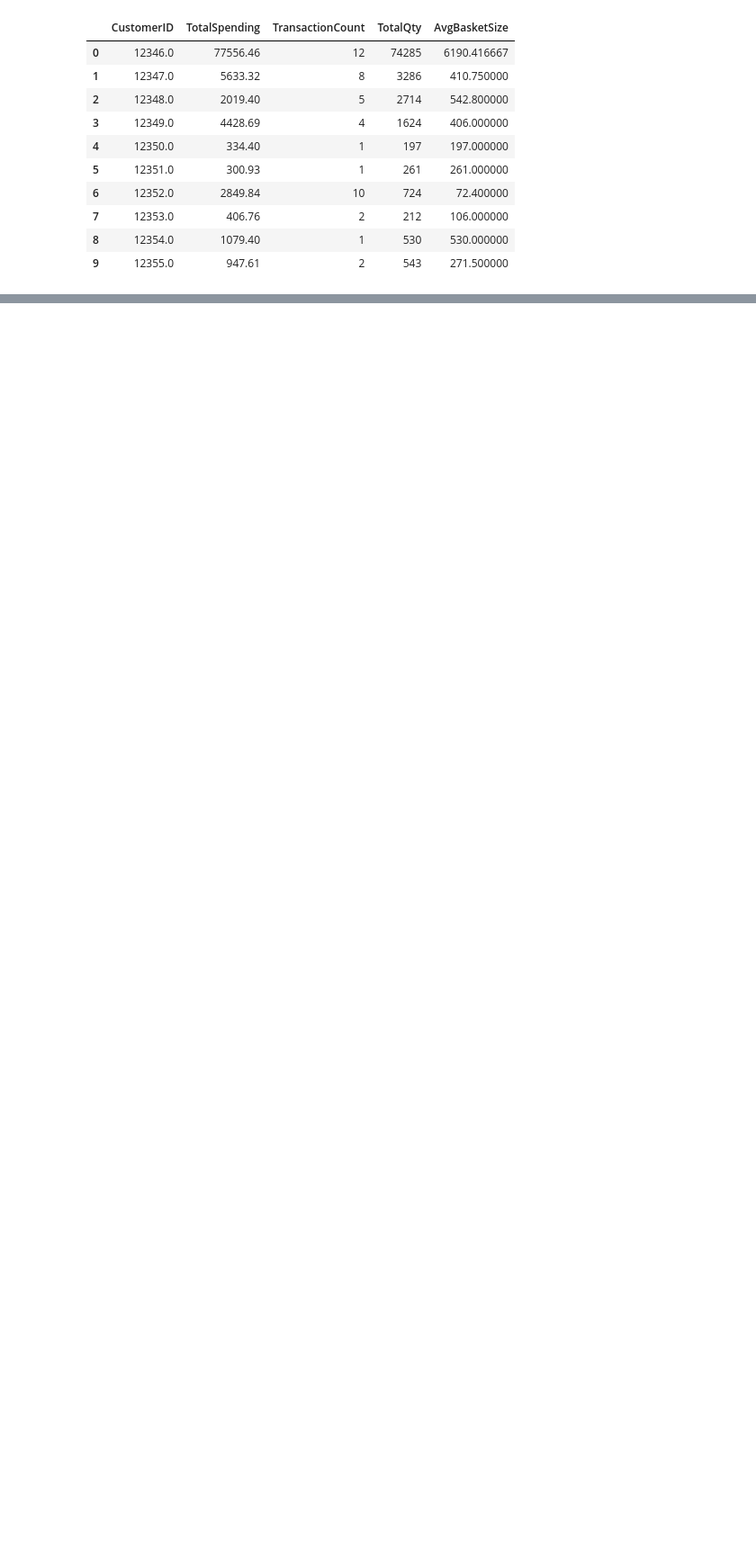
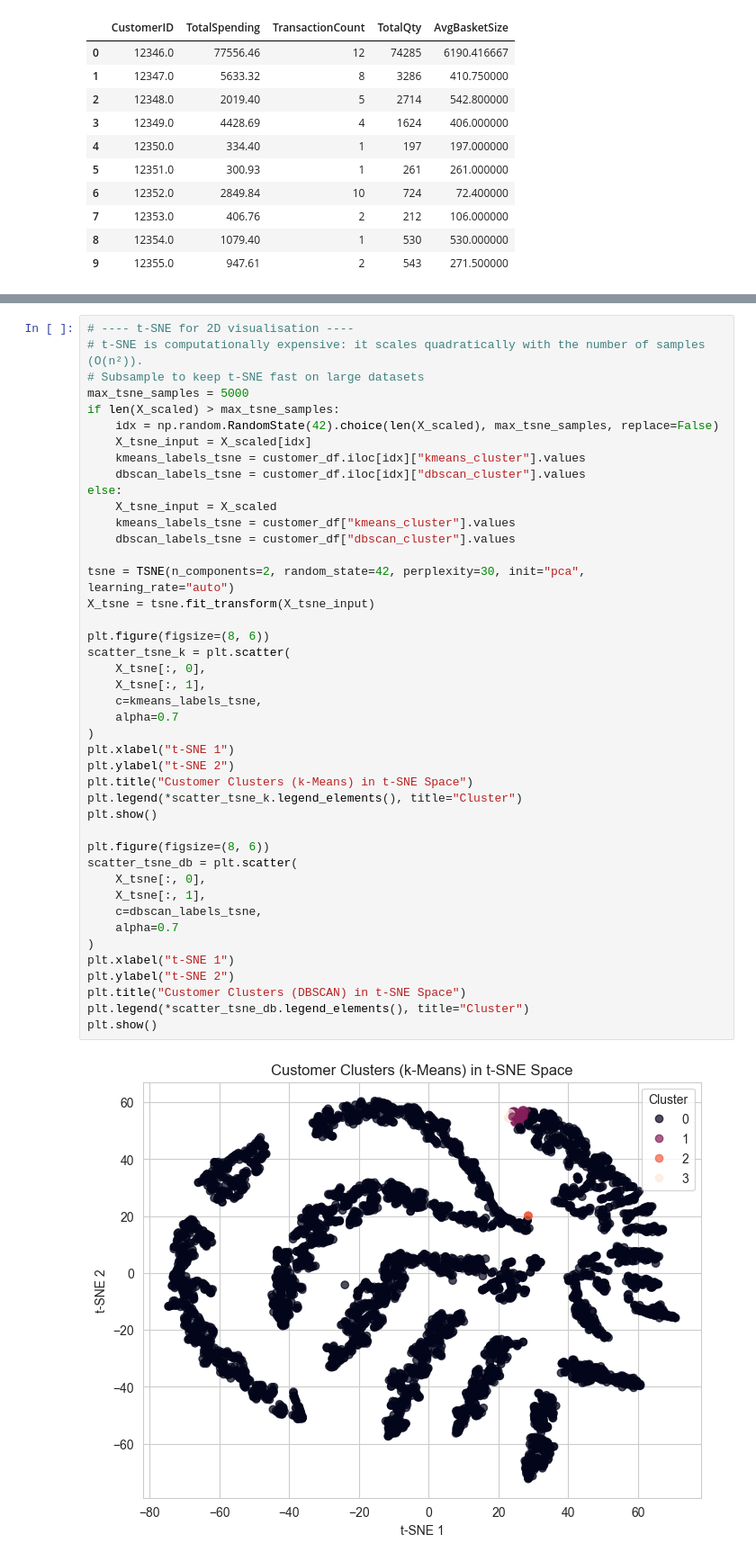
Before and after one commit to Ainedembe-Denis/UCI-Online-Retail-II-Customer-Purchasing-Behavior-Analysis, a Jupyter notebook: Retail-Customer-Analysis.ipynb, the cells around one changed output, grey strips where cells are left out. Shown: that part at 90% size. Drawn from its saved outputs; the diff is of its cells as text; blank space fills up the shorter version.

```diff
--- a/Retail-Customer-Analysis.ipynb
+++ b/Retail-Customer-Analysis.ipynb
@@ -197,0 +270,45 @@ customer_df.head(10)
+# %%
+# ---- t-SNE for 2D visualisation ----
+# t-SNE is computationally expensive: it scales quadratically with the number of samples (O(n²)).
+# Subsample to keep t-SNE fast on large datasets
+max_tsne_samples = 5000
+if len(X_scaled) > max_tsne_samples:
+    idx = np.random.RandomState(42).choice(len(X_scaled), max_tsne_samples, replace=False)
+    X_tsne_input = X_scaled[idx]
+    kmeans_labels_tsne = customer_df.iloc[idx]["kmeans_cluster"].values
+    dbscan_labels_tsne = customer_df.iloc[idx]["dbscan_cluster"].values
+else:
+    X_tsne_input = X_scaled
+    kmeans_labels_tsne = customer_df["kmeans_cluster"].values
+    dbscan_labels_tsne = customer_df["dbscan_cluster"].values
+
+tsne = TSNE(n_components=2, random_state=42, perplexity=30, init="pca", learning_rate="auto")
+X_tsne = tsne.fit_transform(X_tsne_input)
+
+plt.figure(figsize=(8, 6))
+scatter_tsne_k = plt.scatter(
+    X_tsne[:, 0],
+    X_tsne[:, 1],
+    c=kmeans_labels_tsne,
+    alpha=0.7
+)
+plt.xlabel("t-SNE 1")
+plt.ylabel("t-SNE 2")
+plt.title("Customer Clusters (k-Means) in t-SNE Space")
+plt.legend(*scatter_tsne_k.legend_elements(), title="Cluster")
+plt.show()
+
+plt.figure(figsize=(8, 6))
+scatter_tsne_db = plt.scatter(
+    X_tsne[:, 0],
+    X_tsne[:, 1],
+    c=dbscan_labels_tsne,
+    alpha=0.7
+)
+plt.xlabel("t-SNE 1")
+plt.ylabel("t-SNE 2")
+plt.title("Customer Clusters (DBSCAN) in t-SNE Space")
+plt.legend(*scatter_tsne_db.legend_elements(), title="Cluster")
+plt.show()
+# %% [output]
+[figure, added]
```
Also changed, not shown: parts of 6 cells of this notebook.
